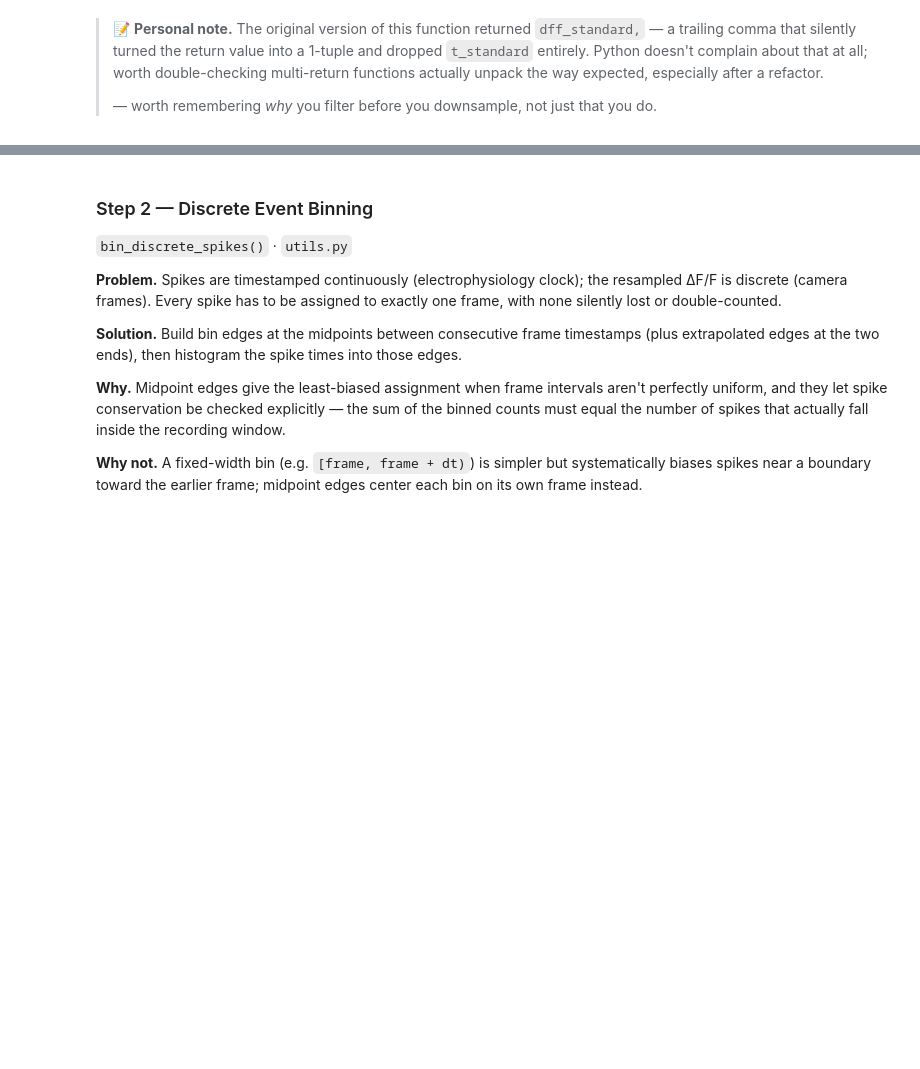
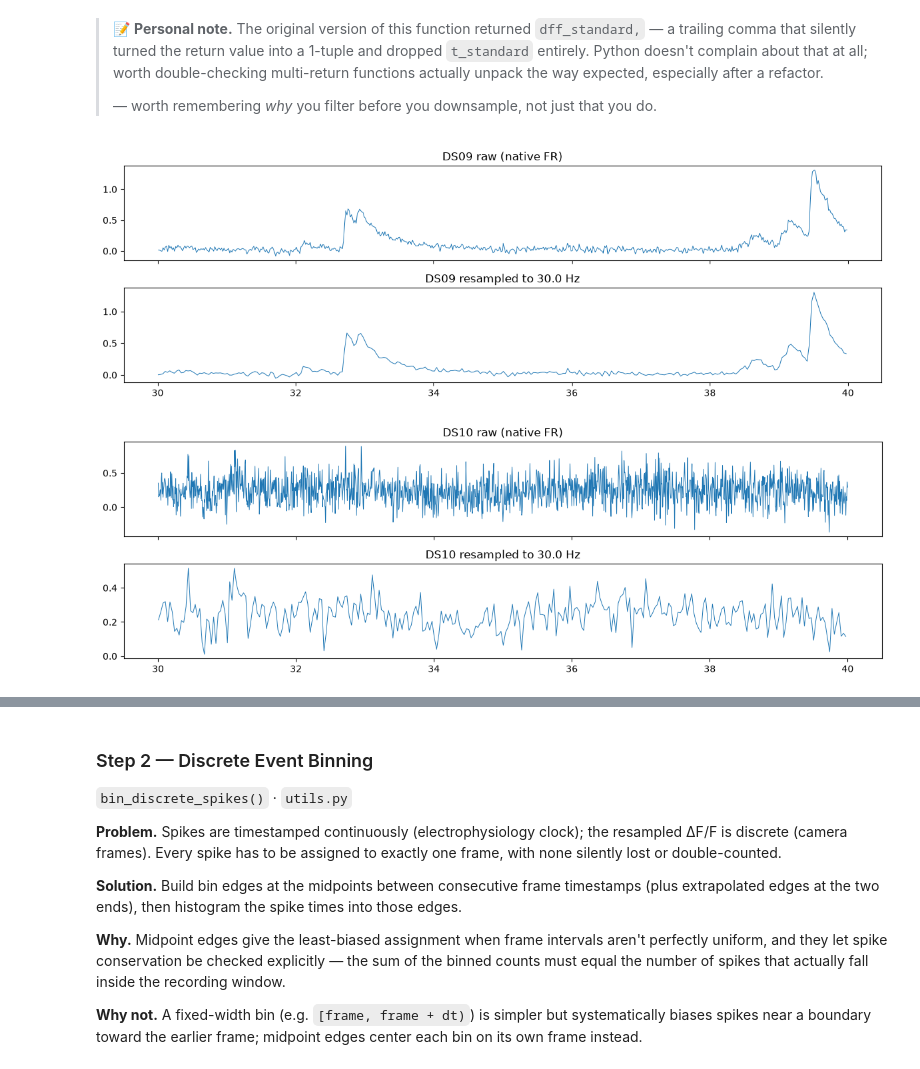
Before and after one commit to F-vdHaar/neural_ds_generalisation, a Jupyter notebook: spike_inference.ipynb, the cells around one changed output, grey strips where cells are left out. Saved outputs shown, nothing was run; the diff lists cells and outputs as text; code cells hidden in the pictures; blank space fills up the shorter version.

```diff
--- a/spike_inference.ipynb
+++ b/spike_inference.ipynb
@@ -233,0 +316,17 @@ print(f"Recording 0 - New shape:      {phase1_data[0]['dff'].shape} ({TARGET_FS}
+# %%
+# Compare a DS09 (typical 60 Hz ) and DS10 (outlier 170 Hz ) recording before/after resampling
+for ds_check in ['DS09', 'DS10']:
+    idx = next(i for i in range(len(data['train_dff']))
+               if str(data['train_datasets'][i]).startswith(ds_check))
+    raw_dff, raw_t = data['train_dff'][idx], data['train_t'][idx]
+    dff_res, t_res = standardize_trace(dff=raw_dff, t=raw_t, target_fs=TARGET_FS)
+
+    fig, axes = plt.subplots(2, 1, figsize=(12, 4), sharex=True)
+    m_raw = (raw_t >= 30) & (raw_t <= 40)
+    m_res = (t_res >= 30) & (t_res <= 40)
+    axes[0].plot(raw_t[m_raw], raw_dff[m_raw], lw=0.7); axes[0].set_title(f'{ds_check} raw (native FR)')
+    axes[1].plot(t_res[m_res], dff_res[m_res], lw=0.7);  axes[1].set_title(f'{ds_check} resampled to {TARGET_FS} Hz')
+    plt.tight_layout(); plt.show()
+# %% [output]
+[figure, added]
+[figure, added]
```
Also changed, not shown: parts of 18 cells of this notebook, 1 other file.
